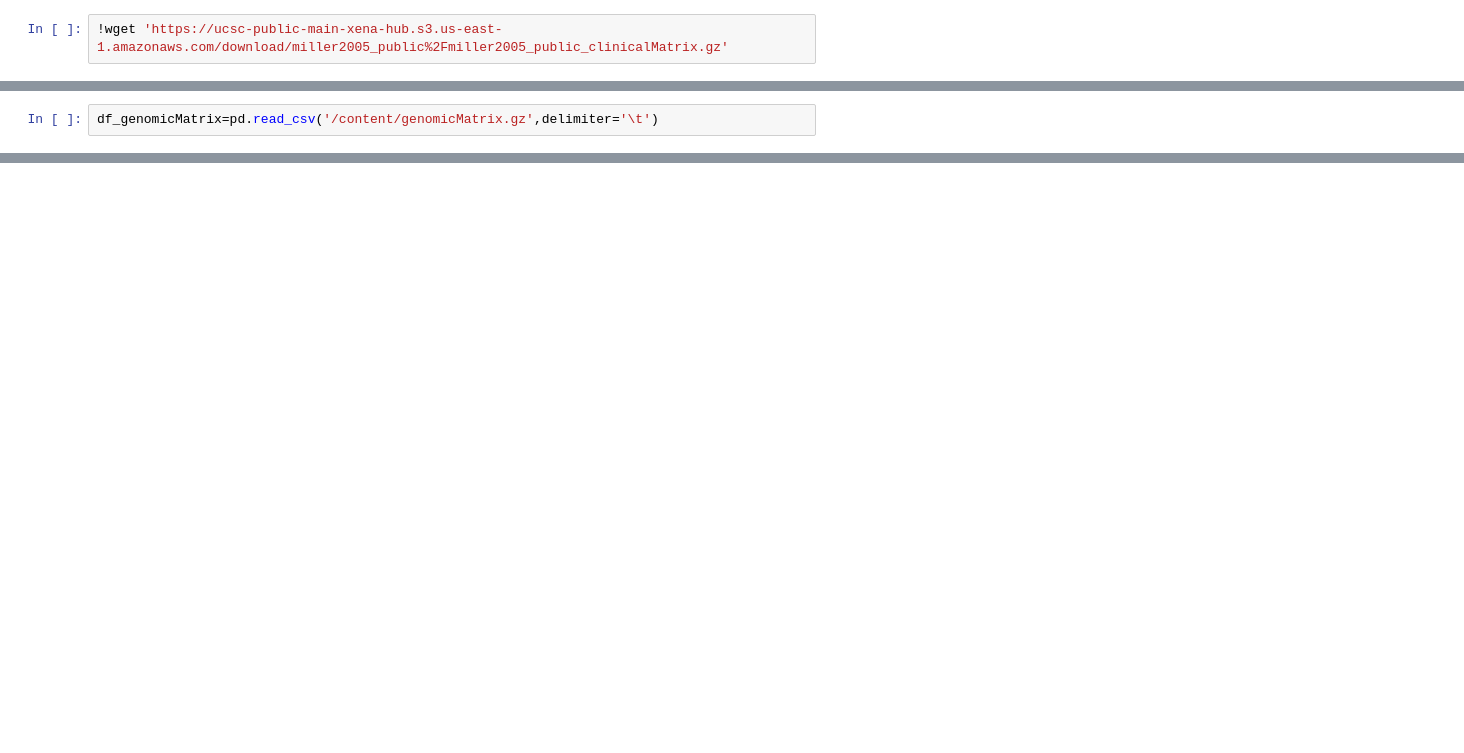
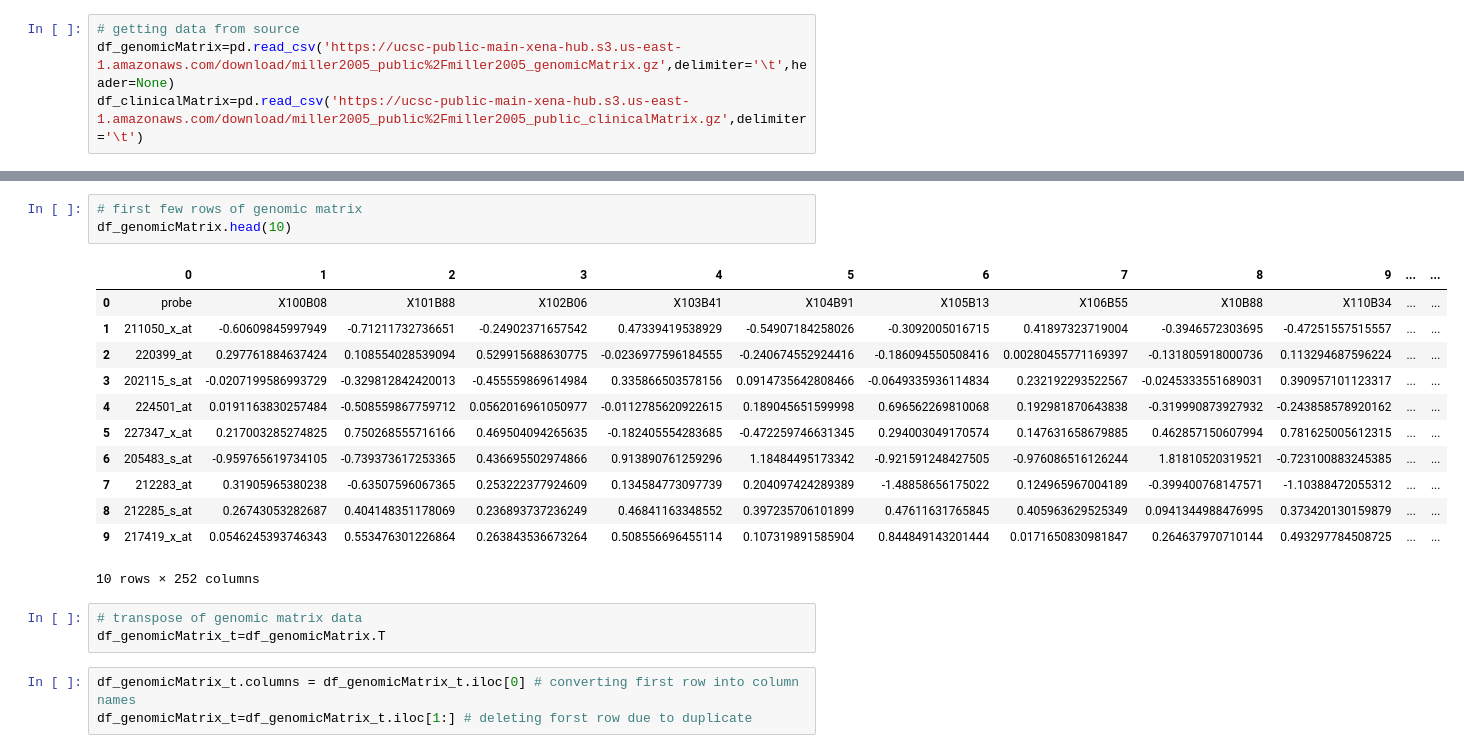
Before and after one commit to varnitarastogi/Gene-Activity-for-Breast-Cancer, a Jupyter notebook: Technical_Task.ipynb, the cells around one changed output, grey strips where cells are left out. Drawn from its saved outputs; the diff is of its cells as text; blank space fills up the shorter version.

```diff
--- a/Technical_Task.ipynb
+++ b/Technical_Task.ipynb
@@ -1,2 +4,4 @@
 # %%
-!wget 'https://ucsc-public-main-xena-hub.s3.us-east-1.amazonaws.com/download/miller2005_public%2Fmiller2005_public_clinicalMatrix.gz'
+# getting data from source
+df_genomicMatrix=pd.read_csv('https://ucsc-public-main-xena-hub.s3.us-east-1.amazonaws.com/download/miller2005_public%2Fmiller2005_genomicMatrix.gz',delimiter='\t',header=None)
+df_clinicalMatrix=pd.read_csv('https://ucsc-public-main-xena-hub.s3.us-east-1.amazonaws.com/download/miller2005_public%2Fmiller2005_public_clinicalMatrix.gz',delimiter='\t')
@@ -29,2 +7,0 @@ import pandas as pd
-# %%
-df_genomicMatrix=pd.read_csv('/content/genomicMatrix.gz',delimiter='\t')
@@ -80,0 +23,22 @@ df_clinicalMatrix
+# %%
+# first few rows of genomic matrix
+df_genomicMatrix.head(10)
+# %% [output]
+|  | 0 | 1 | 2 | 3 | 4 | 5 | 6 | 7 | 8 | 9 | ... | ... |
+| 0 | probe | X100B08 | X101B88 | X102B06 | X103B41 | X104B91 | X105B13 | X106B55 | X10B88 | X110B34 | ... | ... |
+| 1 | 211050_x_at | -0.60609845997949 | -0.71211732736651 | -0.24902371657542 | 0.47339419538929 | -0.54907184258026 | -0.3092005016715 | 0.41897323719004 | -0.3946572303695 | -0.47251557515557 | ... | ... |
+| 2 | 220399_at | 0.297761884637424 | 0.108554028539094 | 0.529915688630775 | -0.0236977596184555 | -0.240674552924416 | -0.186094550508416 | 0.00280455771169397 | -0.131805918000736 | 0.113294687596224 | ... | ... |
+| 3 | 202115_s_at | -0.0207199586993729 | -0.329812842420013 | -0.455559869614984 | 0.335866503578156 | 0.0914735642808466 | -0.0649335936114834 | 0.232192293522567 | -0.0245333551689031 | 0.390957101123317 | ... | ... |
+| 4 | 224501_at | 0.0191163830257484 | -0.508559867759712 | 0.0562016961050977 | -0.0112785620922615 | 0.189045651599998 | 0.696562269810068 | 0.192981870643838 | -0.319990873927932 | -0.243858578920162 | ... | ... |
+| 5 | 227347_x_at | 0.217003285274825 | 0.750268555716166 | 0.469504094265635 | -0.182405554283685 | -0.472259746631345 | 0.294003049170574 | 0.147631658679885 | 0.462857150607994 | 0.781625005612315 | ... | ... |
+| 6 | 205483_s_at | -0.959765619734105 | -0.739373617253365 | 0.436695502974866 | 0.913890761259296 | 1.18484495173342 | -0.921591248427505 | -0.976086516126244 | 1.81810520319521 | -0.723100883245385 | ... | ... |
+| 7 | 212283_at | 0.31905965380238 | -0.63507596067365 | 0.253222377924609 | 0.134584773097739 | 0.204097424289389 | -1.48858656175022 | 0.124965967004189 | -0.399400768147571 | -1.10388472055312 | ... | ... |
+| 8 | 212285_s_at | 0.26743053282687 | 0.404148351178069 | 0.236893737236249 | 0.46841163348552 | 0.397235706101899 | 0.47611631765845 | 0.405963629525349 | 0.0941344988476995 | 0.373420130159879 | ... | ... |
+| 9 | 217419_x_at | 0.0546245393746343 | 0.553476301226864 | 0.263843536673264 | 0.508556696455114 | 0.107319891585904 | 0.844849143201444 | 0.0171650830981847 | 0.264637970710144 | 0.493297784508725 | ... | ... |
+10 rows × 252 columns
+# %%
+# transpose of genomic matrix data
+df_genomicMatrix_t=df_genomicMatrix.T
+# %%
+df_genomicMatrix_t.columns = df_genomicMatrix_t.iloc[0] # converting first row into column names
+df_genomicMatrix_t=df_genomicMatrix_t.iloc[1:] # deleting forst row due to duplicate
```
Also changed, not shown: parts of 14 cells of this notebook.
